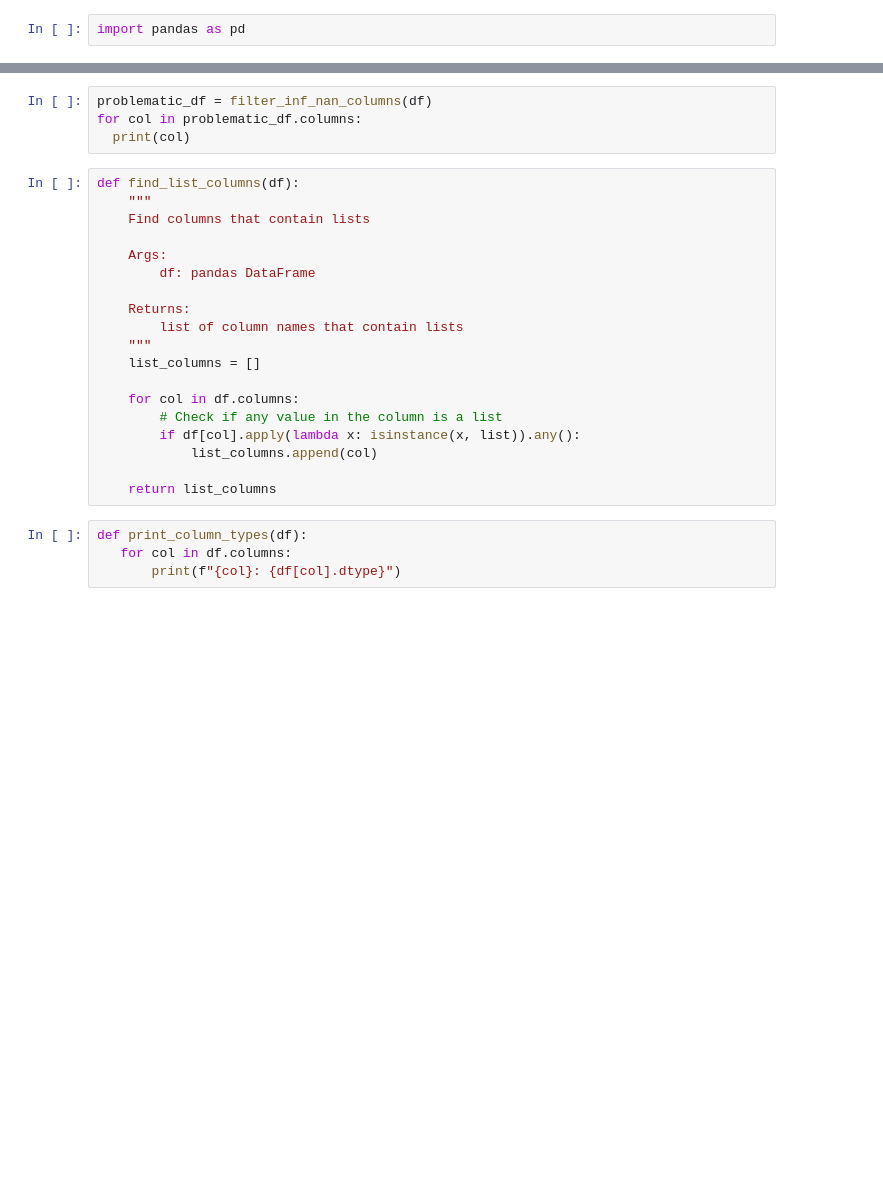
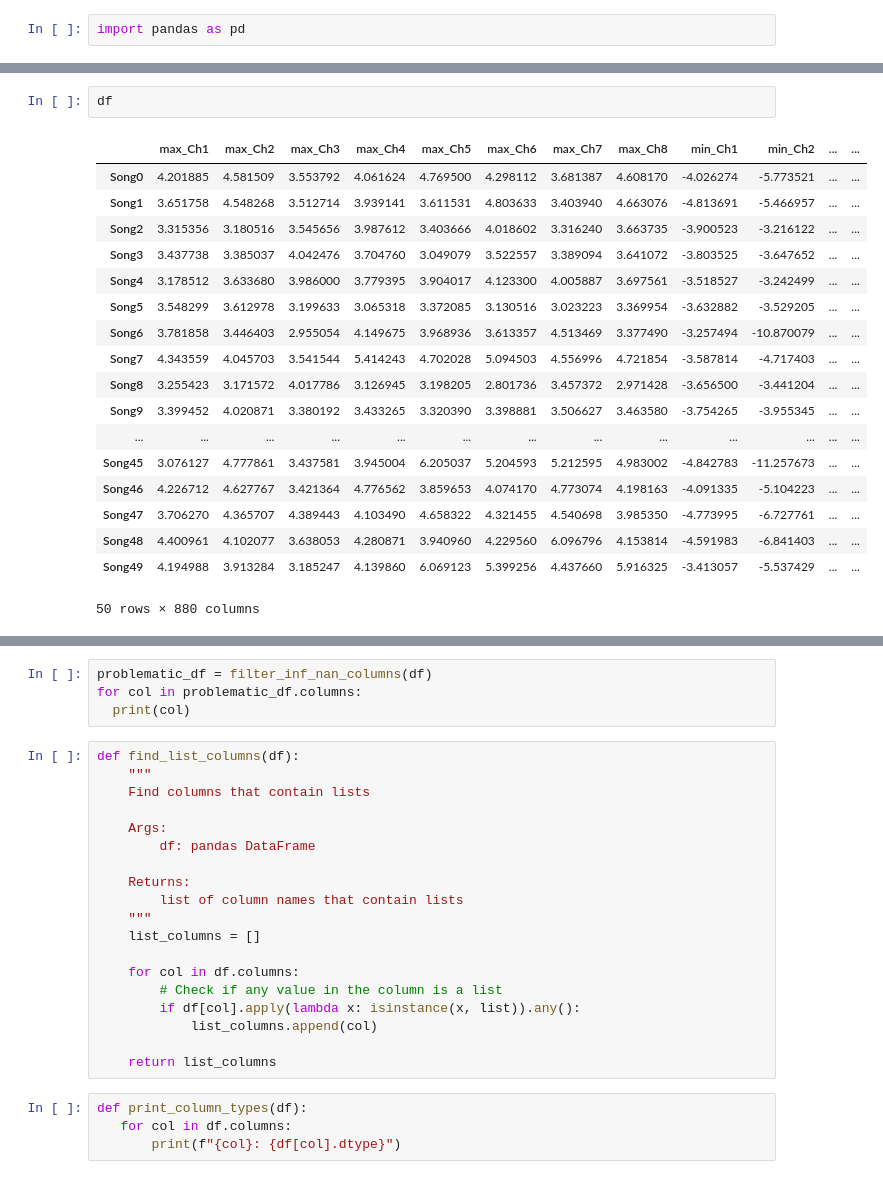
Before and after one commit to Lukas1305-red/bachelor-thesis-music-eeg-genre-classifier, a Jupyter notebook: code/feature_extraction/feature_extraction_nb.ipynb, the cells around one changed output, grey strips where cells are left out. Drawn from its saved outputs; the diff is of its cells as text; blank space fills up the shorter version.

```diff
--- a/code/feature_extraction/feature_extraction_nb.ipynb
+++ b/code/feature_extraction/feature_extraction_nb.ipynb
@@ -9,3 +27,24 @@ df2
+# %%
+df
+# %% [output]
+|  | max_Ch1 | max_Ch2 | max_Ch3 | max_Ch4 | max_Ch5 | max_Ch6 | max_Ch7 | max_Ch8 | min_Ch1 | min_Ch2 | ... | ... |
+| Song0 | 4.201885 | 4.581509 | 3.553792 | 4.061624 | 4.769500 | 4.298112 | 3.681387 | 4.608170 | -4.026274 | -5.773521 | ... | ... |
+| Song1 | 3.651758 | 4.548268 | 3.512714 | 3.939141 | 3.611531 | 4.803633 | 3.403940 | 4.663076 | -4.813691 | -5.466957 | ... | ... |
+| Song2 | 3.315356 | 3.180516 | 3.545656 | 3.987612 | 3.403666 | 4.018602 | 3.316240 | 3.663735 | -3.900523 | -3.216122 | ... | ... |
+| Song3 | 3.437738 | 3.385037 | 4.042476 | 3.704760 | 3.049079 | 3.522557 | 3.389094 | 3.641072 | -3.803525 | -3.647652 | ... | ... |
+| Song4 | 3.178512 | 3.633680 | 3.986000 | 3.779395 | 3.904017 | 4.123300 | 4.005887 | 3.697561 | -3.518527 | -3.242499 | ... | ... |
+| Song5 | 3.548299 | 3.612978 | 3.199633 | 3.065318 | 3.372085 | 3.130516 | 3.023223 | 3.369954 | -3.632882 | -3.529205 | ... | ... |
+| Song6 | 3.781858 | 3.446403 | 2.955054 | 4.149675 | 3.968936 | 3.613357 | 4.513469 | 3.377490 | -3.257494 | -10.870079 | ... | ... |
+| Song7 | 4.343559 | 4.045703 | 3.541544 | 5.414243 | 4.702028 | 5.094503 | 4.556996 | 4.721854 | -3.587814 | -4.717403 | ... | ... |
+| Song8 | 3.255423 | 3.171572 | 4.017786 | 3.126945 | 3.198205 | 2.801736 | 3.457372 | 2.971428 | -3.656500 | -3.441204 | ... | ... |
+| Song9 | 3.399452 | 4.020871 | 3.380192 | 3.433265 | 3.320390 | 3.398881 | 3.506627 | 3.463580 | -3.754265 | -3.955345 | ... | ... |
+| ... | ... | ... | ... | ... | ... | ... | ... | ... | ... | ... | ... | ... |
+| Song45 | 3.076127 | 4.777861 | 3.437581 | 3.945004 | 6.205037 | 5.204593 | 5.212595 | 4.983002 | -4.842783 | -11.257673 | ... | ... |
+| Song46 | 4.226712 | 4.627767 | 3.421364 | 4.776562 | 3.859653 | 4.074170 | 4.773074 | 4.198163 | -4.091335 | -5.104223 | ... | ... |
+| Song47 | 3.706270 | 4.365707 | 4.389443 | 4.103490 | 4.658322 | 4.321455 | 4.540698 | 3.985350 | -4.773995 | -6.727761 | ... | ... |
+| Song48 | 4.400961 | 4.102077 | 3.638053 | 4.280871 | 3.940960 | 4.229560 | 6.096796 | 4.153814 | -4.591983 | -6.841403 | ... | ... |
+| Song49 | 4.194988 | 3.913284 | 3.185247 | 4.139860 | 6.069123 | 5.399256 | 4.437660 | 5.916325 | -3.413057 | -5.537429 | ... | ... |
+50 rows × 880 columns
 # %%
 import numpy as np
 
```
Also changed, not shown: parts of 4 cells of this notebook, 7 other files.
